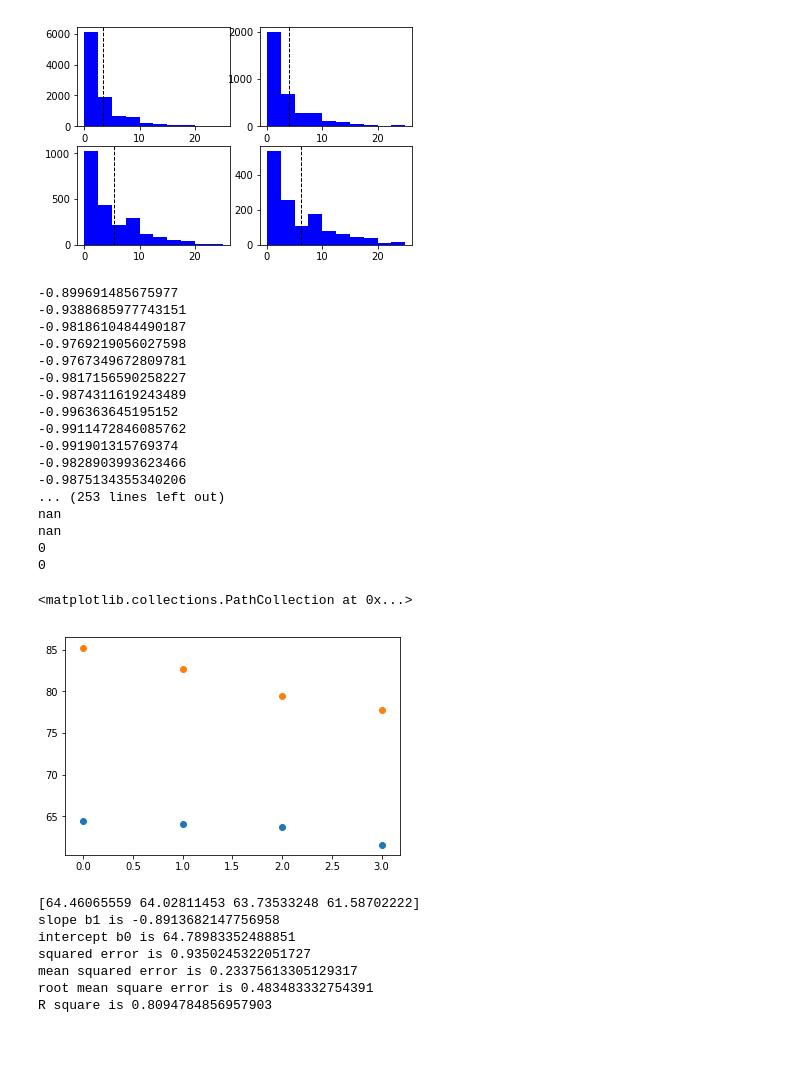
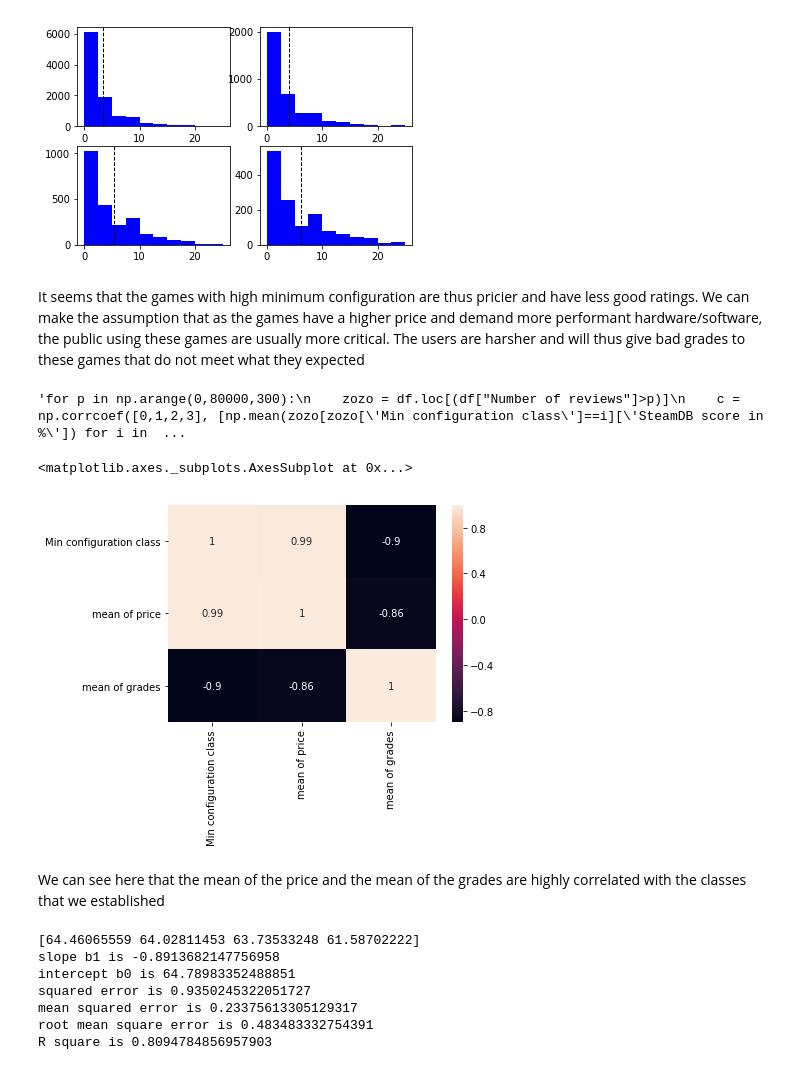
Before and after one commit to gregbellan/MODS203, a Jupyter notebook: Data_Jaylet.ipynb, the cells around one changed output. Drawn from its saved outputs; the diff is of its cells as text; code cells hidden in the pictures; blank space fills up the shorter version.

```diff
--- a/Data_Jaylet.ipynb
+++ b/Data_Jaylet.ipynb
@@ -358,45 +365,29 @@ plt.axvline(class_3['Current price in €'].mean(), color='k', linestyle='dashed
 plt.show()
 # %% [output]
 [figure]
+# %% [markdown]
+It seems that the games with high minimum configuration are thus pricier and have less good ratings. We can make the assumption that as the games have a higher price and demand more performant hardware/software, the public using these games are usually more critical. The users are harsher and will thus give bad grades to these games that do not meet what they expected
 # %%
-for p in np.arange(0,80000,300):
-    res = 0
-    prix = 0
+"""for p in np.arange(0,80000,300):
     zozo = df.loc[(df["Number of reviews"]>p)]
     c = np.corrcoef([0,1,2,3], [np.mean(zozo[zozo['Min configuration class']==i]['SteamDB score in %']) for i in range(0,4)])
-    print(c[0][1])
-    if c[0][1] < res :
-        res = c[0][1]
-        prix = p
-
-
-print(res)
-print(prix)
+    print(c[0][1])"""
 # %% [output]
--0.899691485675977
--0.9388685977743151
--0.9818610484490187
--0.9769219056027598
--0.9767349672809781
--0.9817156590258227
--0.9874311619243489
--0.996363645195152
--0.9911472846085762
--0.991901315769374
--0.9828903993623466
--0.9875134355340206
-... (253 lines left out)
-nan
-nan
-0
-0
+'for p in np.arange(0,80000,300):\n    zozo = df.loc[(df["Number of reviews"]>p)]\n    c = np.corrcoef([0,1,2,3], [np.mean(zozo[zozo[\'Min configuration class\']==i][\'SteamDB score in %\']) for i in  ...
-# %%
-x = [0,1,2,3]
-y = mean_p = [np.mean(df[df['Min configuration class']==i]['SteamDB score in %']) for i in range(0,4)]
-plt.scatter(x,y)
-# %% [output]
-<matplotlib.collections.PathCollection at 0x...>
-[figure, removed]
+# %%
+data = {'Min configuration class':  [0,1,2,3],
+        'mean of price': [np.mean(df[df['Min configuration class']==i]['Current price in €']) for i in range(0,4)],
+        'mean of grades': [np.mean(df[df['Min configuration class']==i]['SteamDB score in %']) for i in range(0,4)]
+        }
+mean_table = pd.DataFrame(data, columns=['Min configuration class','mean of price','mean of grades'])
+
+corrMatrix = mean_table[['Min configuration class','mean of price','mean of grades']].corr()
+sn.heatmap(corrMatrix, annot=True)
+# %% [output]
+<matplotlib.axes._subplots.AxesSubplot at 0x...>
+[figure, added]
+# %% [markdown]
+We can see here that the mean of the price and the mean of the grades are highly correlated with the classes that we established
 # %%
 x = np.array([0,1,2,3])
 y = np.array([np.mean(df[df['Min configuration class']==i]['SteamDB score in %']) for i in range(0,4)])
```
Also changed, not shown: parts of 9 cells of this notebook.
